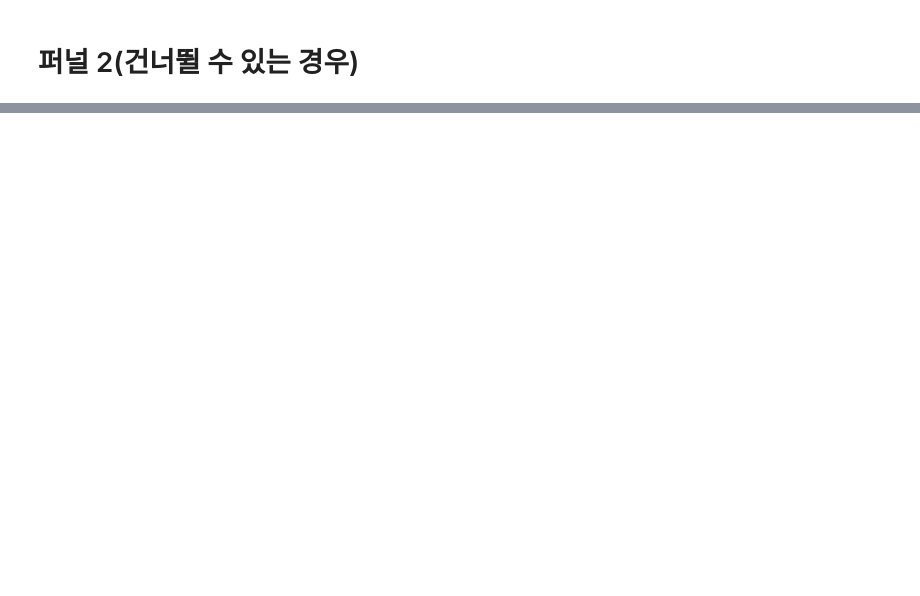
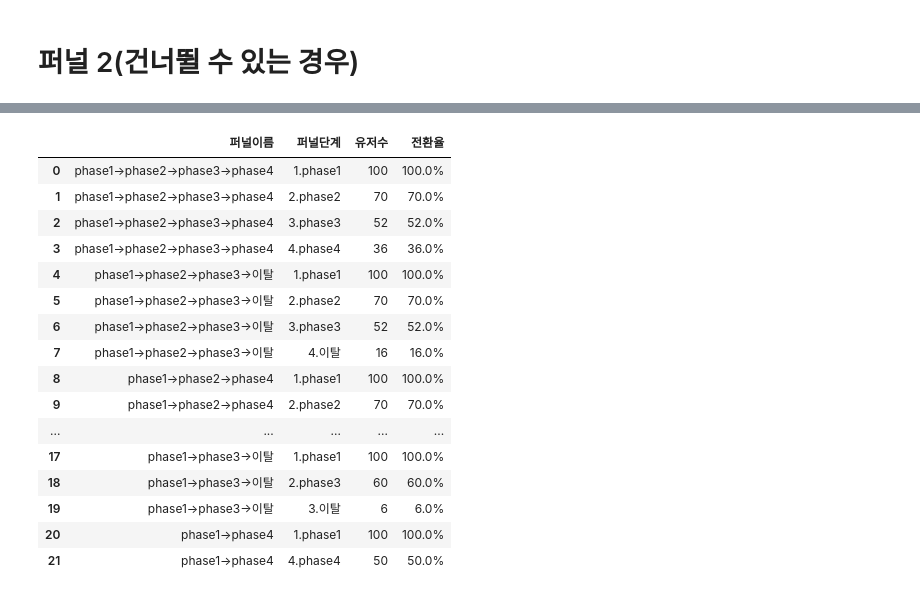
Before and after one commit to ddongmiin/deepPythonAnalysis, a Jupyter notebook: Visualization/퍼널차트_데이터프레임으로표현해보기.ipynb, the cells around one changed output, grey strips where cells are left out. Saved outputs shown, nothing was run; the diff lists cells and outputs as text; code cells hidden in the pictures; blank space fills up the shorter version.

```diff
--- a/Visualization/퍼널차트_데이터프레임으로표현해보기.ipynb
+++ b/Visualization/퍼널차트_데이터프레임으로표현해보기.ipynb
@@ -159,0 +258,38 @@ testDF2.reset_index(drop=True).style.format({'전환율':'{:,.1%}'.format})\
+# %%
+phase_list = ['phase1', 'phase2', 'phase3', 'phase4']
+testDF2 = pd.DataFrame()
+
+for funnel in funnelNameList(4):
+
+    df = make_funnel2(user_df, 'category', 'userId', [phase_list[i] for i in funnel], phase_list)
+
+    testDF2 = pd.concat([testDF2, df])
+# %%
+testDF2['idx1'] = testDF2['퍼널이름'].map(lambda x : len(x))
+testDF2 = testDF2.sort_values(by=['idx1', '퍼널이름', '퍼널단계'], ascending=[False, True, True]).iloc[:, [0, 1, 2, 3]]
+# %%
+testDF2.reset_index(drop=True).style.format({'전환율':'{:,.1%}'.format})\
+        .set_properties(**{'text-align': 'left'})\
+        .bar(subset=['전환율'], width=100, align='left', vmin=0, vmax=1)\
+        .set_table_styles(
+                [{"selector": "", "props": [("border", "1px solid grey")]},
+                 {"selector": "tbody td", "props": [("border", "1px solid grey")]},
+                 {"selector": "th", "props": [("border", "1px solid grey")]}])
+# %% [output]
+|  | 퍼널이름 | 퍼널단계 | 유저수 | 전환율 |
+| 0 | phase1->phase2->phase3->phase4 | 1.phase1 | 100 | 100.0% |
+| 1 | phase1->phase2->phase3->phase4 | 2.phase2 | 70 | 70.0% |
+| 2 | phase1->phase2->phase3->phase4 | 3.phase3 | 52 | 52.0% |
+| 3 | phase1->phase2->phase3->phase4 | 4.phase4 | 36 | 36.0% |
+| 4 | phase1->phase2->phase3->이탈 | 1.phase1 | 100 | 100.0% |
+| 5 | phase1->phase2->phase3->이탈 | 2.phase2 | 70 | 70.0% |
+| 6 | phase1->phase2->phase3->이탈 | 3.phase3 | 52 | 52.0% |
+| 7 | phase1->phase2->phase3->이탈 | 4.이탈 | 16 | 16.0% |
+| 8 | phase1->phase2->phase4 | 1.phase1 | 100 | 100.0% |
+| 9 | phase1->phase2->phase4 | 2.phase2 | 70 | 70.0% |
+| ... | ... | ... | ... | ... |
+| 17 | phase1->phase3->이탈 | 1.phase1 | 100 | 100.0% |
+| 18 | phase1->phase3->이탈 | 2.phase3 | 60 | 60.0% |
+| 19 | phase1->phase3->이탈 | 3.이탈 | 6 | 6.0% |
+| 20 | phase1->phase4 | 1.phase1 | 100 | 100.0% |
+| 21 | phase1->phase4 | 4.phase4 | 50 | 50.0% |
```
Also changed, not shown: parts of 10 cells of this notebook.
